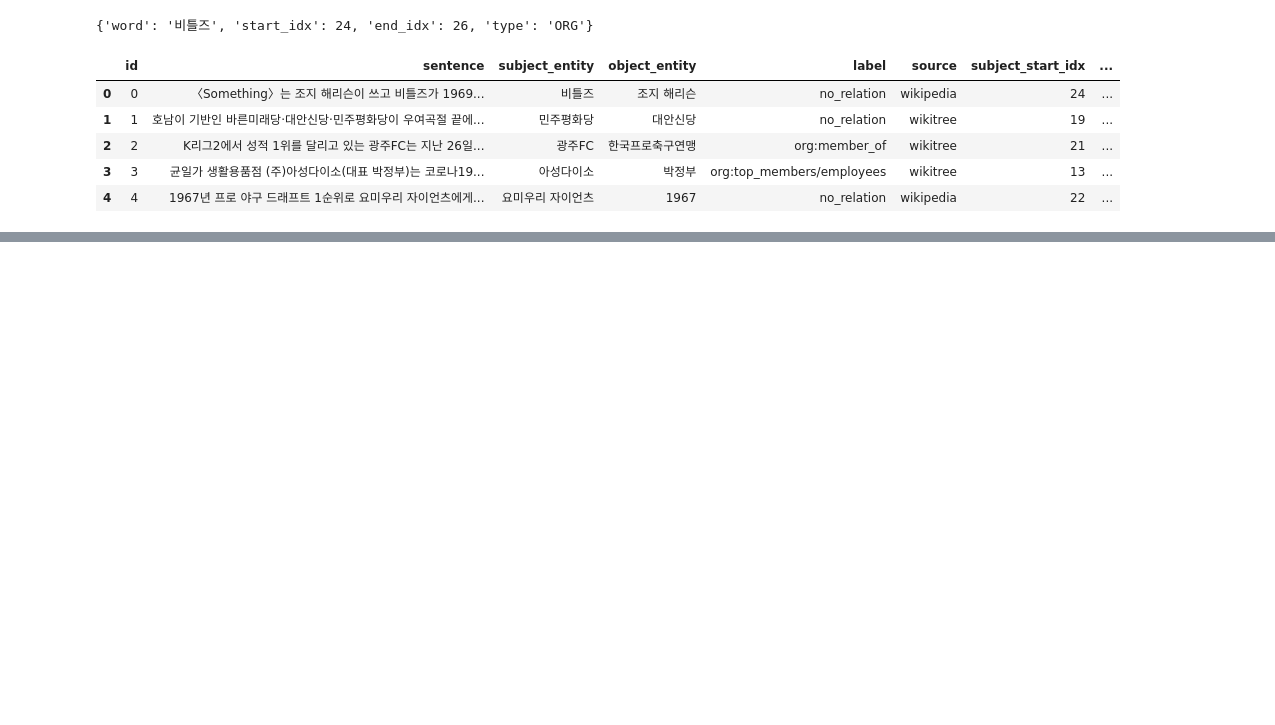
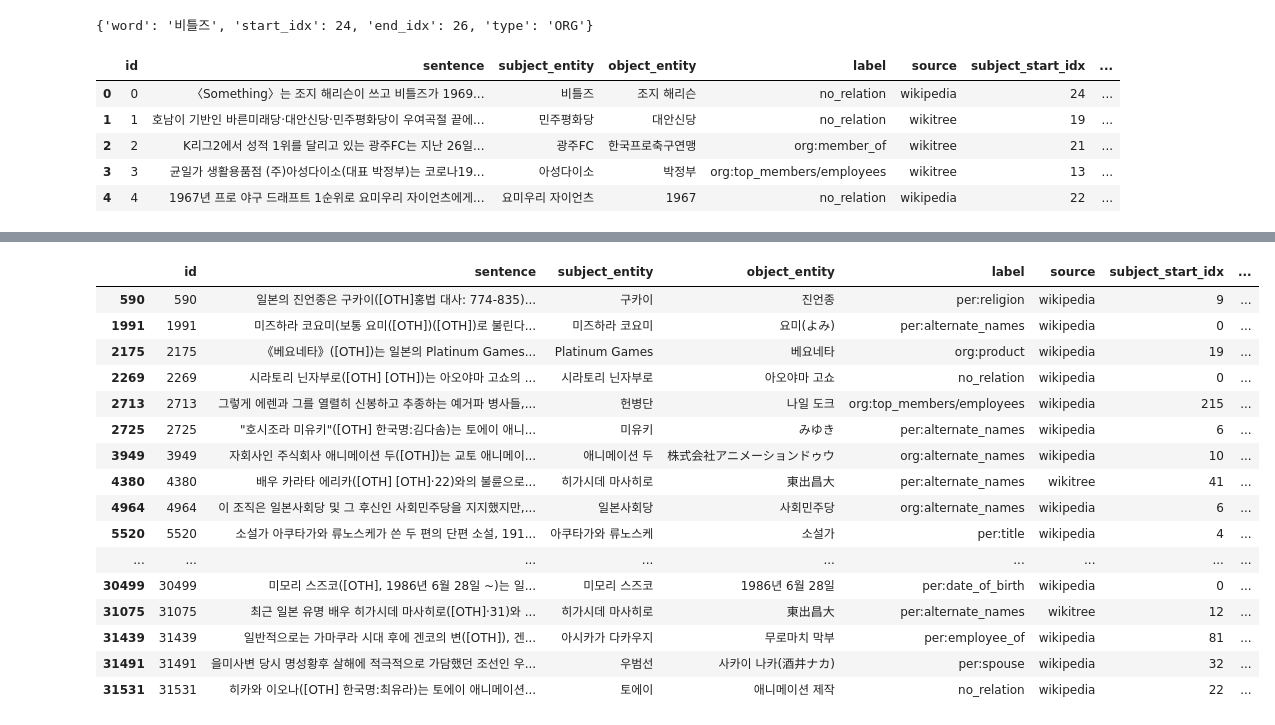
Before and after one commit to boostcampaitech5/level2_klue-nlp-02, a Jupyter notebook: data_analysis/beom_pre.ipynb, the cells around one changed output, grey strips where cells are left out. Drawn from its saved outputs; the diff is of its cells as text; code cells hidden in the pictures; blank space fills up the shorter version.

```diff
--- a/data_analysis/beom_pre.ipynb
+++ b/data_analysis/beom_pre.ipynb
@@ -83,0 +247,4 @@ train_df.head()
+# %%
+jap_idx = train_df['sentence'].str.extract('([ぁ-ゔァ-ヴー々〆〤一-龥]+)').dropna().index
+
+jap_idx, len(jap_idx)
@@ -83,0 +260,23 @@ train_df.head()
+# %%
+view_df = train_df.copy(deep=True)
+view_df['sentence'].replace(r'[ぁ-ゔァ-ヴー々〆〤一-龥]+', '[OTH]', regex=True, inplace=True)
+
+view_df.loc[jap_idx]
+# %% [output]
+|  | id | sentence | subject_entity | object_entity | label | source | subject_start_idx | ... |
+| 590 | 590 | 일본의 진언종은 구카이([OTH]홍법 대사: 774-835)... | 구카이 | 진언종 | per:religion | wikipedia | 9 | ... |
+| 1991 | 1991 | 미즈하라 코요미(보통 요미([OTH])([OTH])로 불린다... | 미즈하라 코요미 | 요미(よみ) | per:alternate_names | wikipedia | 0 | ... |
+| 2175 | 2175 | 《베요네타》([OTH])는 일본의 Platinum Games... | Platinum Games | 베요네타 | org:product | wikipedia | 19 | ... |
+| 2269 | 2269 | 시라토리 닌자부로([OTH] [OTH])는 아오야마 고쇼의 ... | 시라토리 닌자부로 | 아오야마 고쇼 | no_relation | wikipedia | 0 | ... |
+| 2713 | 2713 | 그렇게 에렌과 그를 열렬히 신봉하고 추종하는 예거파 병사들,... | 헌병단 | 나일 도크 | org:top_members/employees | wikipedia | 215 | ... |
+| 2725 | 2725 | "호시조라 미유키"([OTH] 한국명:김다솜)는 토에이 애니... | 미유키 | みゆき | per:alternate_names | wikipedia | 6 | ... |
+| 3949 | 3949 | 자회사인 주식회사 애니메이션 두([OTH])는 교토 애니메이... | 애니메이션 두 | 株式会社アニメーションドゥウ | org:alternate_names | wikipedia | 10 | ... |
+| 4380 | 4380 | 배우 카라타 에리카([OTH] [OTH]·22)와의 불륜으로... | 히가시데 마사히로 | 東出昌大 | per:alternate_names | wikitree | 41 | ... |
+| 4964 | 4964 | 이 조직은 일본사회당 및 그 후신인 사회민주당을 지지했지만,... | 일본사회당 | 사회민주당 | org:alternate_names | wikipedia | 6 | ... |
+| 5520 | 5520 | 소설가 아쿠타가와 류노스케가 쓴 두 편의 단편 소설, 191... | 아쿠타가와 류노스케 | 소설가 | per:title | wikipedia | 4 | ... |
+| ... | ... | ... | ... | ... | ... | ... | ... | ... |
+| 30499 | 30499 | 미모리 스즈코([OTH], 1986년 6월 28일 ~)는 일... | 미모리 스즈코 | 1986년 6월 28일 | per:date_of_birth | wikipedia | 0 | ... |
+| 31075 | 31075 | 최근 일본 유명 배우 히가시데 마사히로([OTH]·31)와 ... | 히가시데 마사히로 | 東出昌大 | per:alternate_names | wikitree | 12 | ... |
+| 31439 | 31439 | 일반적으로는 가마쿠라 시대 후에 겐코의 변([OTH]), 겐... | 아시카가 다카우지 | 무로마치 막부 | per:employee_of | wikipedia | 81 | ... |
+| 31491 | 31491 | 을미사변 당시 명성황후 살해에 적극적으로 가담했던 조선인 우... | 우범선 | 사카이 나카(酒井ナカ) | per:spouse | wikipedia | 32 | ... |
+| 31531 | 31531 | 히카와 이오나([OTH] 한국명:최유라)는 토에이 애니메이션... | 토에이 | 애니메이션 제작 | no_relation | wikipedia | 22 | ... |
```
Also changed, not shown: parts of 18 cells of this notebook, 3 other files.
